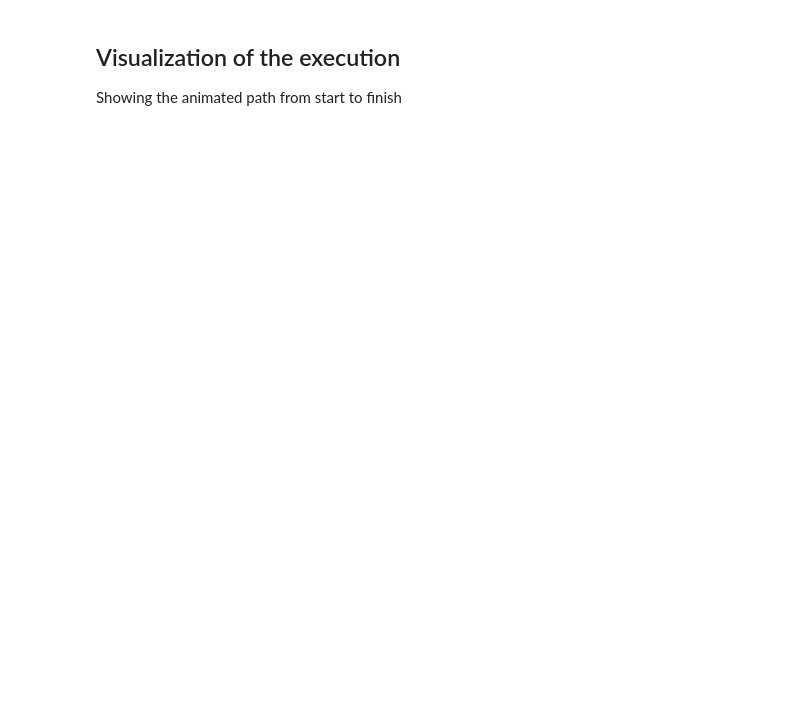
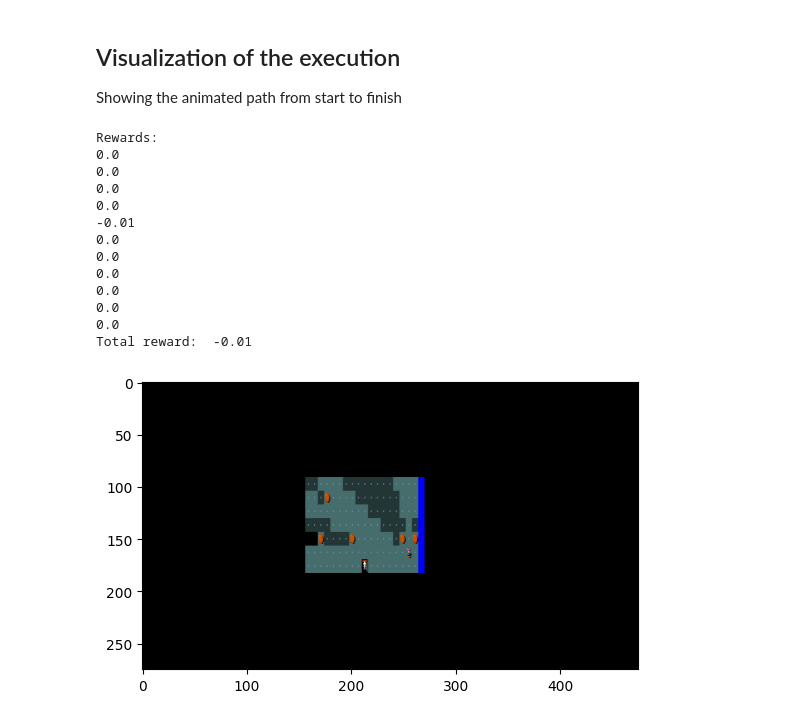
Before and after one commit to JacopoRaffi/AIF_Project, a Jupyter notebook: base_case_test.ipynb, the cells around one changed output. Drawn from its saved outputs; the diff is of its cells as text; code cells hidden in the pictures; blank space fills up the shorter version.

```diff
--- a/base_case_test.ipynb
+++ b/base_case_test.ipynb
@@ -151,22 +162,37 @@ Showing the animated path from start to finish
 # %%
 actions, names = actions_from_path(start, agent_full_path)
 #player_pos = plot_animated_sequence(env,game, game_map,actions[1:]) #Remove first action because it is the start position
 
 ##Dictionary containing the gamestate ready to be saved
 gamestate = {}
 gamestate['start'] = start
 gamestate['game'] = game
 gamestate['env'] = env
 gamestate['game_map'] = game_map
 gamestate['actions'] = actions[1:]
 gamestate['names'] = names[1:]
 gamestate['boulders_list'] = boulders
 gamestate['river_positions'] = river_positions
 gamestate['coordinates_min_boulder'] = coordinates_min_boulder
 gamestate['final_position'] = final_position
 gamestate['path_boulder_river'] = path_boulder_river
 gamestate['path_player_to_pushing_position'] = path_player_to_pushing_position
 gamestate['agent_full_path'] = agent_full_path
 
-player_pos = plot_and_save_sequence(gamestate)
-#player_pos = plot_animated_sequence(env,game, game_map,actions[1:]) #Remove first action because it is the start position
+#player_pos = plot_and_save_sequence(gamestate)
+player_pos = plot_animated_sequence(env,game, game_map,actions[1:]) #Remove first action because it is the start position
+# %% [output]
+Rewards:
+0.0
+0.0
+0.0
+0.0
+-0.01
+0.0
+0.0
+0.0
+0.0
+0.0
+0.0
+Total reward:  -0.01
+[figure, added]
```
Also changed, not shown: parts of 13 cells of this notebook, 1 other file.
